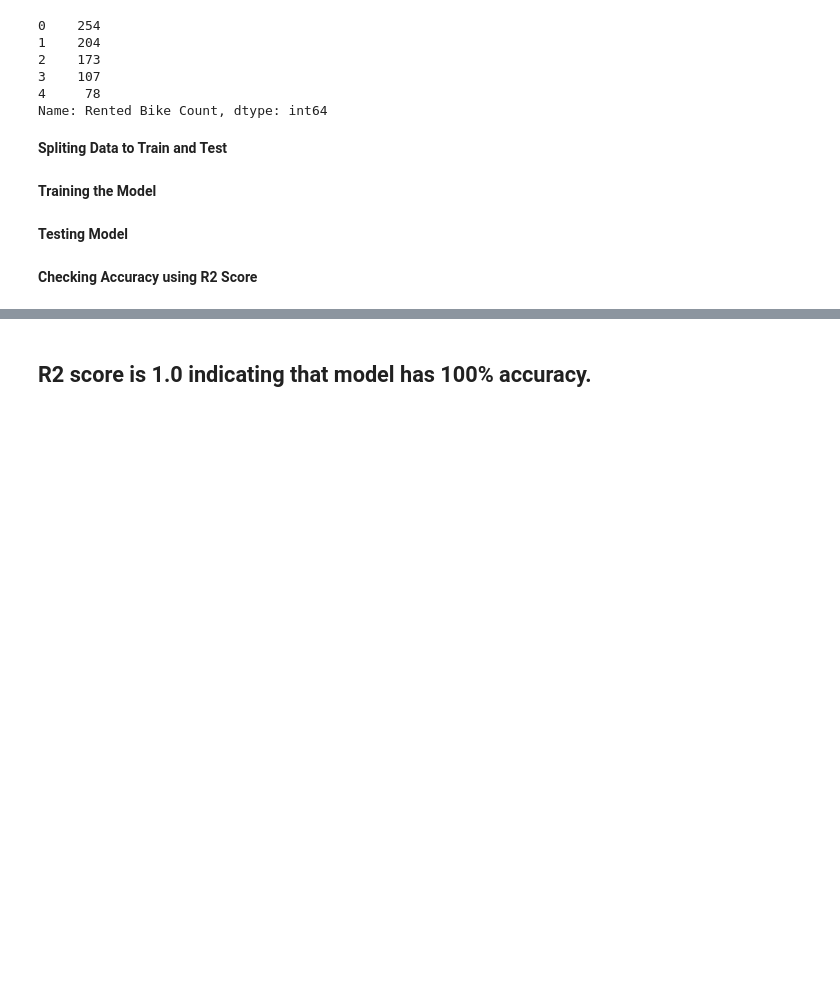
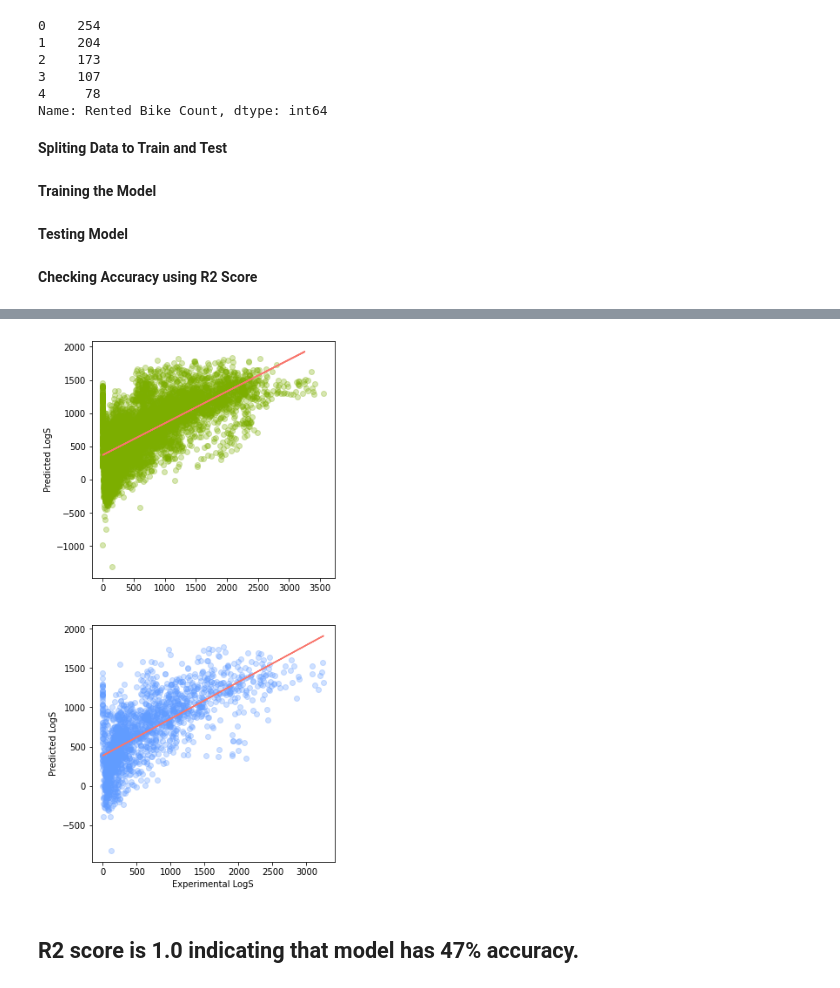
Before and after one commit to jmlucasusc4/LinearRegressionProject, a Jupyter notebook: Seoul_Bike_Linear_Regression_Project.ipynb, the cells around one changed output, grey strips where cells are left out. Saved outputs shown, nothing was run; the diff lists cells and outputs as text; code cells hidden in the pictures; blank space fills up the shorter version.

```diff
--- a/Seoul_Bike_Linear_Regression_Project.ipynb
+++ b/Seoul_Bike_Linear_Regression_Project.ipynb
@@ -221,2 +221,32 @@ Linear model, R2 test score is : 1.0
+# %%
+# Scatter plot of experimental vs. predicted Logs
+import matplotlib.pyplot as plt
+import numpy as np
+plt.figure(figsize=(5,11))
+plt.subplot(2,1,1)
+plt.scatter(x=y_train,y=pred_train, c='#7CAE00',alpha=0.3)
+z=np.polyfit(y_train,pred_train,1)
+p = np.poly1d(z)
+plt.plot(y_test,p(y_test),'#F8766D')
+plt.ylabel('Predicted Logs')
+
+z = np.polyfit(y_train, pred_train, 1)
+p = np.poly1d(z)
+plt.plot(y_test,p(y_test),"#F8766D")
+
+plt.ylabel('Predicted LogS')
+
+plt.subplot(2, 1, 2)
+plt.scatter(x=y_test, y=pred_test, c="#619CFF", alpha=0.3)
+
+z = np.polyfit(y_test, pred_test, 1)
+p = np.poly1d(z)
+plt.plot(y_test,p(y_test),"#F8766D")
+
+plt.ylabel('Predicted LogS')
+plt.xlabel('Experimental LogS')
+plt.show()
+# %% [output]
+[figure, added]
 # %% [markdown]
-## R2 score is 1.0 indicating that model has 100% accuracy.
+## R2 score is 1.0 indicating that model has 47% accuracy.
```
Also changed, not shown: parts of 4 cells of this notebook.
